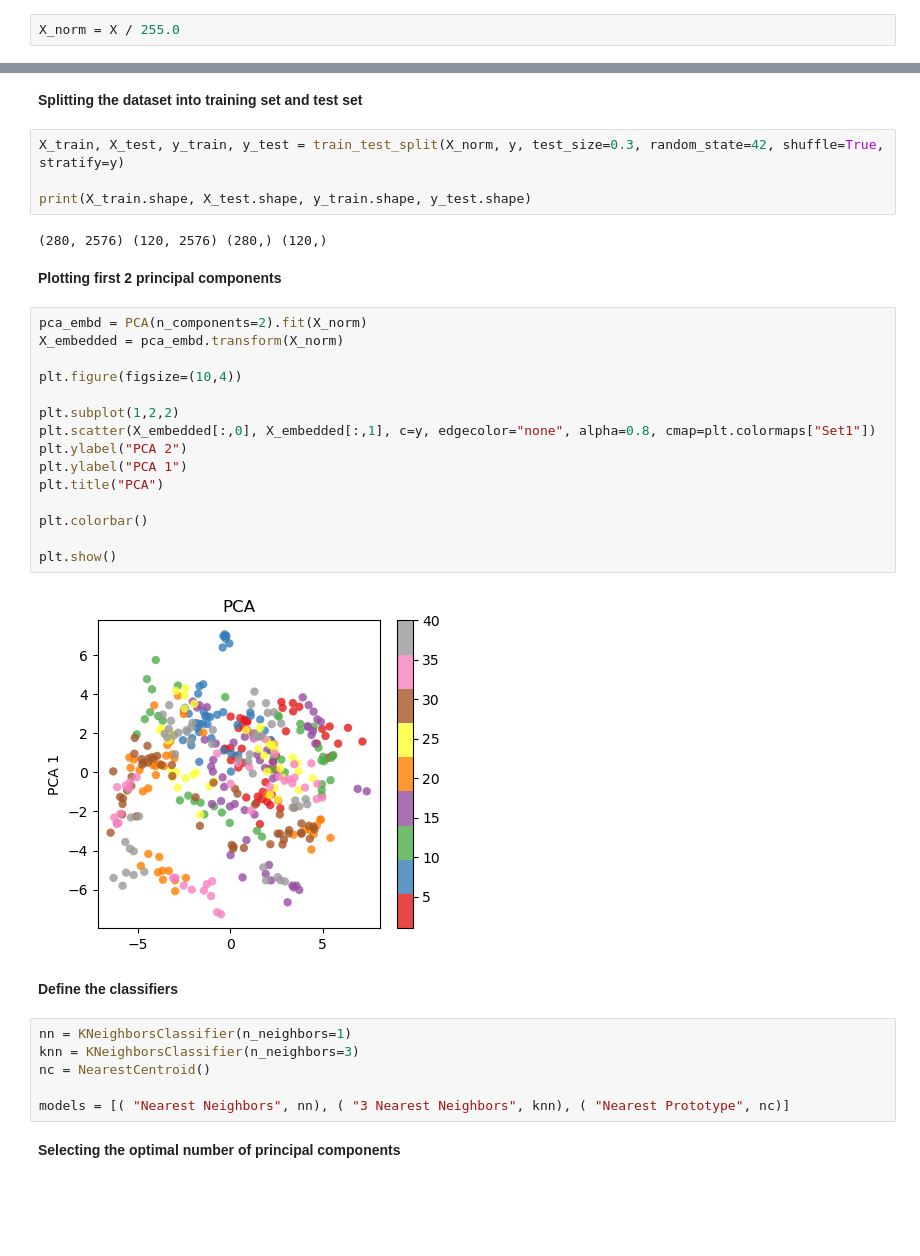
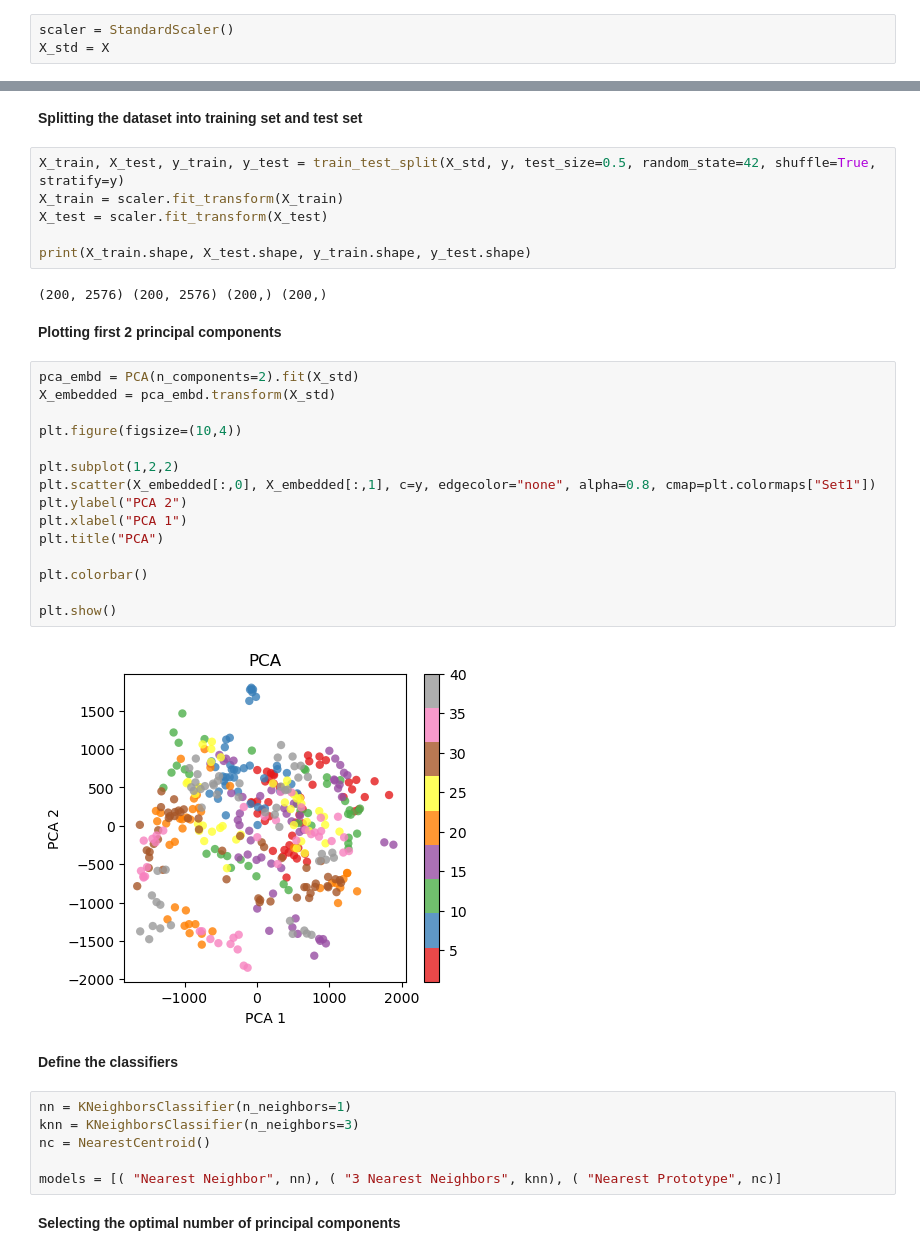
Before and after one commit to DaNa-cpu/Computational-Intelligence-1, a Jupyter notebook: Project.ipynb, the cells around one changed output, grey strips where cells are left out. Saved outputs shown, nothing was run; the diff lists cells and outputs as text; blank space fills up the shorter version.

```diff
--- a/Project.ipynb
+++ b/Project.ipynb
@@ -42,5 +42,6 @@ y = np.array(labels)
 # %%
-X_norm = X / 255.0
+scaler = StandardScaler()
+X_std = X
 # %% [markdown]
 <b>No. of components vs varinace ratio for diffrent train test split
 # %%
@@ -100,30 +103,32 @@ plt.show()
 # %% [markdown]
 <b>Splitting the dataset into training set and test set
 # %%
-X_train, X_test, y_train, y_test = train_test_split(X_norm, y, test_size=0.3, random_state=42, shuffle=True, stratify=y)
+X_train, X_test, y_train, y_test = train_test_split(X_std, y, test_size=0.5, random_state=42, shuffle=True, stratify=y)
+X_train = scaler.fit_transform(X_train)
+X_test = scaler.fit_transform(X_test)
 
 print(X_train.shape, X_test.shape, y_train.shape, y_test.shape)
 # %% [output]
-(280, 2576) (120, 2576) (280,) (120,)
+(200, 2576) (200, 2576) (200,) (200,)
 # %% [markdown]
 <b>Plotting first 2 principal components
 # %%
-pca_embd = PCA(n_components=2).fit(X_norm)
-X_embedded = pca_embd.transform(X_norm)
+pca_embd = PCA(n_components=2).fit(X_std)
+X_embedded = pca_embd.transform(X_std)
 
 plt.figure(figsize=(10,4))
 
 plt.subplot(1,2,2)
 plt.scatter(X_embedded[:,0], X_embedded[:,1], c=y, edgecolor="none", alpha=0.8, cmap=plt.colormaps["Set1"])
 plt.ylabel("PCA 2")
-plt.ylabel("PCA 1")
+plt.xlabel("PCA 1")
 plt.title("PCA")
 
 plt.colorbar()
 
 plt.show()
 # %% [output]
-[figure, old version]
+[figure, new version]
 # %% [markdown]
 <b>Define the classifiers
 # %%
@@ -131,7 +136,7 @@ nn = KNeighborsClassifier(n_neighbors=1)
 knn = KNeighborsClassifier(n_neighbors=3)
 nc = NearestCentroid()
 
-models = [( "Nearest Neighbors", nn), ( "3 Nearest Neighbors", knn), ( "Nearest Prototype", nc)]
+models = [( "Nearest Neighbor", nn), ( "3 Nearest Neighbors", knn), ( "Nearest Prototype", nc)]
 # %% [markdown]
 <b> Selecting the optimal number of principal components
 # %%
```
Also changed, not shown: parts of 6 cells of this notebook.
